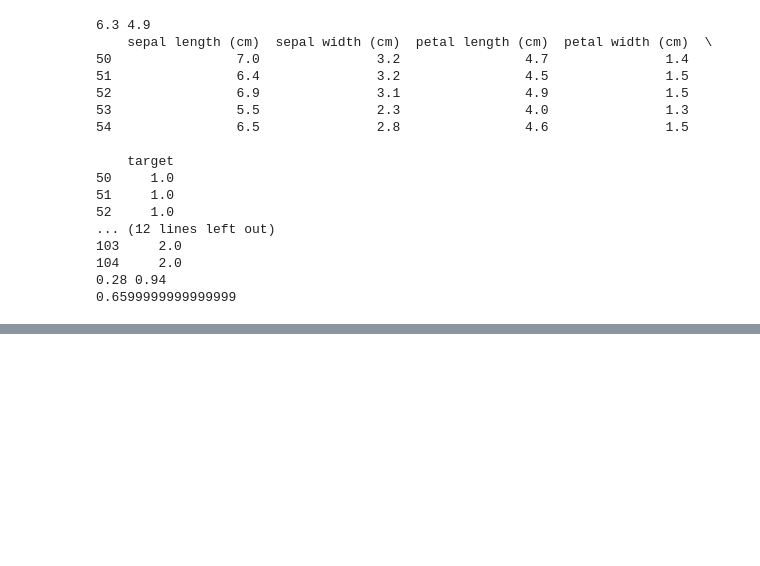
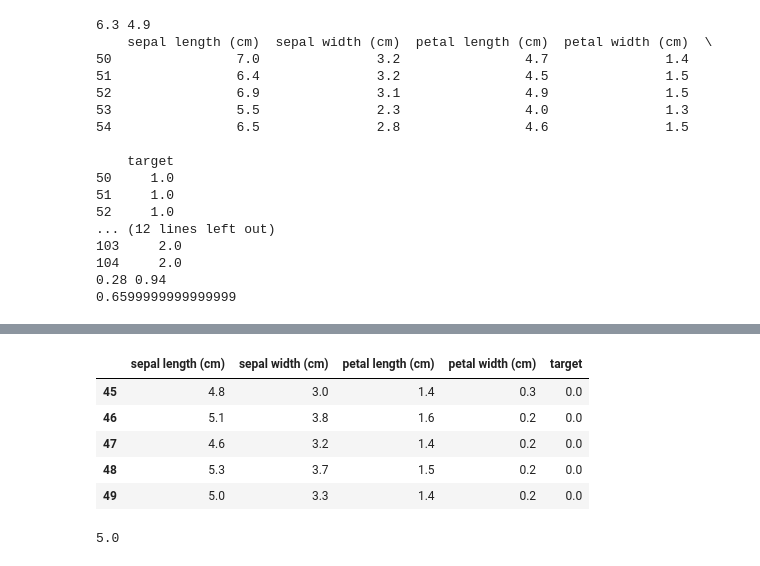
Before and after one commit to HongSeongMo/Bigdata_Analysis_Professional, a Jupyter notebook: Test_241110.ipynb, the cells around one changed output, grey strips where cells are left out. Drawn from its saved outputs; the diff is of its cells as text; code cells hidden in the pictures; blank space fills up the shorter version.

```diff
--- a/Test_241110.ipynb
+++ b/Test_241110.ipynb
@@ -66,0 +65,7 @@ print(p, q)
+# %%
+import pandas as pd
+import numpy as np
+from sklearn.datasets import load_iris
+iris = load_iris()
+df = pd.DataFrame(data=np.c_[iris['data'], iris['target']], columns = iris['feature_names'] +['target'])
+df.head()
@@ -66,0 +79,15 @@ print(p, q)
+# %%
+dfnew = df[df['target'] == 0]
+dfnew.tail()
+# %% [output]
+|  | sepal length (cm) | sepal width (cm) | petal length (cm) | petal width (cm) | target |
+| 45 | 4.8 | 3.0 | 1.4 | 0.3 | 0.0 |
+| 46 | 5.1 | 3.8 | 1.6 | 0.2 | 0.0 |
+| 47 | 4.6 | 3.2 | 1.4 | 0.2 | 0.0 |
+| 48 | 5.3 | 3.7 | 1.5 | 0.2 | 0.0 |
+| 49 | 5.0 | 3.3 | 1.4 | 0.2 | 0.0 |
+# %%
+m = dfnew['sepal length (cm)'].median()
+print(m)
+# %% [output]
+5.0
```
Also changed, not shown: parts of 4 cells of this notebook.
